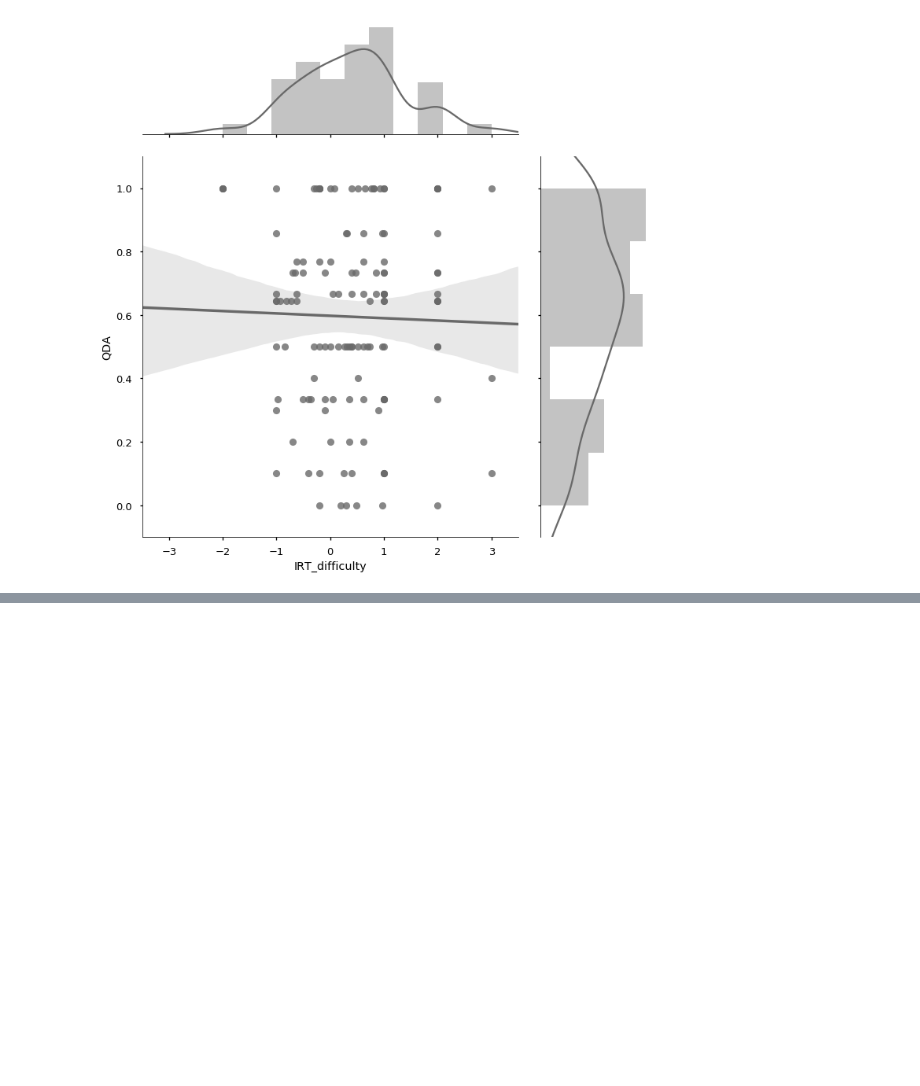
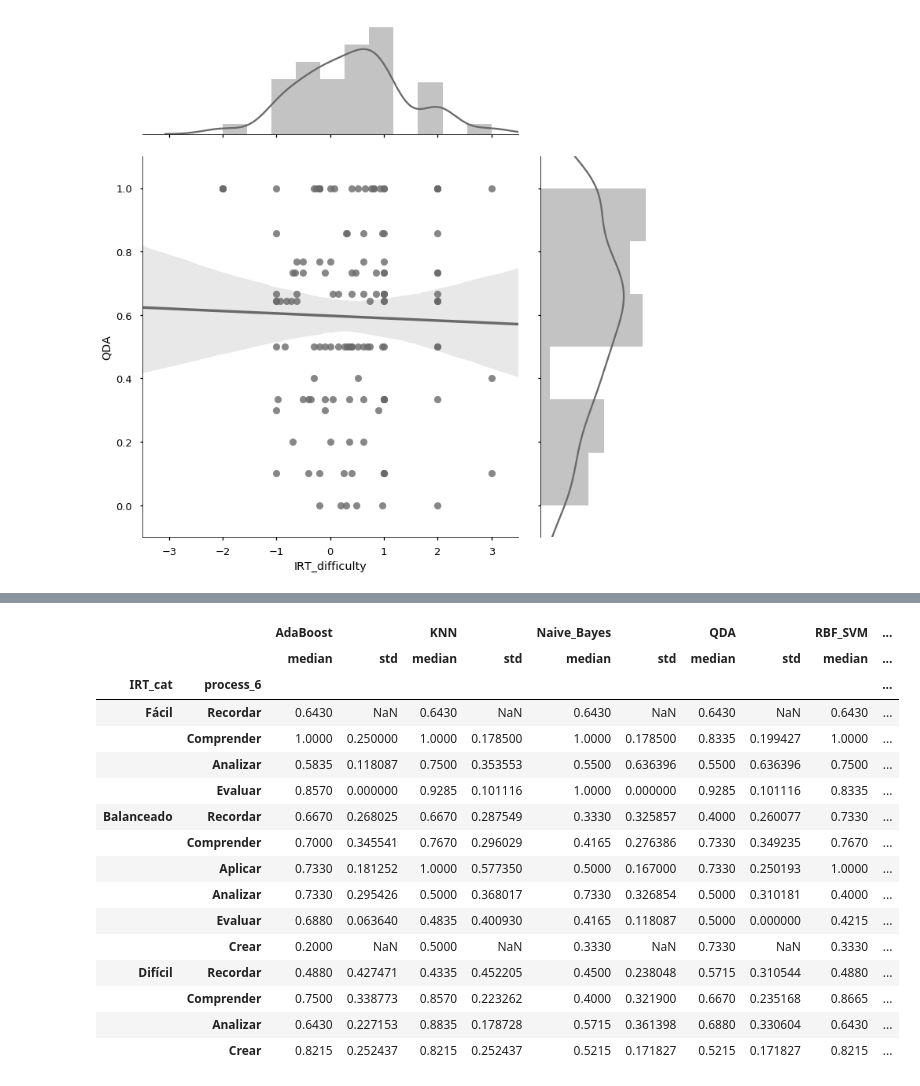
Before and after one commit to Yagwar/ASAG_Test, a Jupyter notebook: analisis_resultados.ipynb, the cells around one changed output, grey strips where cells are left out. Drawn from its saved outputs; the diff is of its cells as text; code cells hidden in the pictures; blank space fills up the shorter version.

```diff
--- a/analisis_resultados.ipynb
+++ b/analisis_resultados.ipynb
@@ -347,3 +347,17 @@ round((pd.crosstab(index=data_jueces.proceso_2, columns="count")/data_jueces.sha
 # %%
 data_final=pd.read_csv("final reults.csv", sep=";", decimal=",", index_col=0)
 data_final.drop(["EM_45c","LF_18a","LF_31b"],inplace=True)
+# %%
+data_final["IRT_cat"]="Balanceado"
+data_final.loc[data_final.IRT_difficulty<=(-1.0),"IRT_cat"]="Fácil"
+data_final.loc[data_final.IRT_difficulty>=(1.0) ,"IRT_cat"]="Difícil"
+data_final.IRT_cat=pd.Categorical(data_final.IRT_cat, categories=["Fácil","Balanceado","Difícil"], ordered=True)
+# %%
+data_2=data_final.loc[~(data_final.process_2=="undefined"),:]
+data_6=data_final.loc[~(data_final.process_6=="undefined"),:]
+# %%
+data_final.process_6=pd.Categorical(data_final.process_6, categories=["undefined","Recordar","Comprender","Aplicar","Analizar","Evaluar","Crear"], ordered=True)
+data_final.process_2=pd.Categorical(data_final.process_2, categories=["undefined","Retener","Transferir"], ordered=True)
+
+data_2.process_6=pd.Categorical(data_final.process_6, categories=["Recordar","Comprender","Aplicar","Analizar","Evaluar","Crear"], ordered=True)
+data_6.process_2=pd.Categorical(data_final.process_2, categories=["Retener","Transferir"], ordered=True)
@@ -361,0 +397,12 @@ for clasif in ["KNN","RBF_SVM","Rand_Forest","AdaBoost","Naive_Bayes","QDA"]:
+# %%
+dat_2_freqs=pd.crosstab(index=[data_2.IRT_cat,data_2.process_2], columns="count")
+desc_funcs=[np.median,np.std]
+desc_table_2=pd.pivot_table(data_2,
+                            values=["KNN","RBF_SVM","Rand_Forest","AdaBoost","Naive_Bayes","QDA"],
+                            index=["IRT_cat","process_2"],
+                            aggfunc=desc_funcs)#{"KNN":desc_funcs,
+                                     #"RBF_SVM":desc_funcs,
+                                     #"Rand_Forest":desc_funcs,
+                                     #"AdaBoost":desc_funcs,
+                                     #"Naive_Bayes":desc_funcs,
+                                     #"QDA":desc_funcs})
@@ -361,0 +432,30 @@ for clasif in ["KNN","RBF_SVM","Rand_Forest","AdaBoost","Naive_Bayes","QDA"]:
+# %%
+desc_table_6=pd.pivot_table(data_6,
+                            values=["KNN","RBF_SVM","Rand_Forest","AdaBoost","Naive_Bayes","QDA"],
+                            index=["IRT_cat","process_6"],
+                            aggfunc={"AdaBoost":desc_funcs,
+                                     "KNN":desc_funcs,
+                                     "Naive_Bayes":desc_funcs,
+                                     "QDA":desc_funcs,
+                                     "RBF_SVM":desc_funcs,
+                                     "Rand_Forest":desc_funcs,
+                                     "AdaBoost":desc_funcs})
+desc_table_6
+# %% [output]
+|  |  | AdaBoost |  | KNN |  | Naive_Bayes |  | QDA |  | RBF_SVM | ... |
+|  |  | median | std | median | std | median | std | median | std | median | ... |
+| IRT_cat | process_6 |  |  |  |  |  |  |  |  |  | ... |
+| Fácil | Recordar | 0.6430 | NaN | 0.6430 | NaN | 0.6430 | NaN | 0.6430 | NaN | 0.6430 | ... |
+|  | Comprender | 1.0000 | 0.250000 | 1.0000 | 0.178500 | 1.0000 | 0.178500 | 0.8335 | 0.199427 | 1.0000 | ... |
+|  | Analizar | 0.5835 | 0.118087 | 0.7500 | 0.353553 | 0.5500 | 0.636396 | 0.5500 | 0.636396 | 0.7500 | ... |
+|  | Evaluar | 0.8570 | 0.000000 | 0.9285 | 0.101116 | 1.0000 | 0.000000 | 0.9285 | 0.101116 | 0.8335 | ... |
+| Balanceado | Recordar | 0.6670 | 0.268025 | 0.6670 | 0.287549 | 0.3330 | 0.325857 | 0.4000 | 0.260077 | 0.7330 | ... |
+|  | Comprender | 0.7000 | 0.345541 | 0.7670 | 0.296029 | 0.4165 | 0.276386 | 0.7330 | 0.349235 | 0.7670 | ... |
+|  | Aplicar | 0.7330 | 0.181252 | 1.0000 | 0.577350 | 0.5000 | 0.167000 | 0.7330 | 0.250193 | 1.0000 | ... |
+|  | Analizar | 0.7330 | 0.295426 | 0.5000 | 0.368017 | 0.7330 | 0.326854 | 0.5000 | 0.310181 | 0.4000 | ... |
+|  | Evaluar | 0.6880 | 0.063640 | 0.4835 | 0.400930 | 0.4165 | 0.118087 | 0.5000 | 0.000000 | 0.4215 | ... |
+|  | Crear | 0.2000 | NaN | 0.5000 | NaN | 0.3330 | NaN | 0.7330 | NaN | 0.3330 | ... |
+| Difícil | Recordar | 0.4880 | 0.427471 | 0.4335 | 0.452205 | 0.4500 | 0.238048 | 0.5715 | 0.310544 | 0.4880 | ... |
+|  | Comprender | 0.7500 | 0.338773 | 0.8570 | 0.223262 | 0.4000 | 0.321900 | 0.6670 | 0.235168 | 0.8665 | ... |
+|  | Analizar | 0.6430 | 0.227153 | 0.8835 | 0.178728 | 0.5715 | 0.361398 | 0.6880 | 0.330604 | 0.6430 | ... |
+|  | Crear | 0.8215 | 0.252437 | 0.8215 | 0.252437 | 0.5215 | 0.171827 | 0.5215 | 0.171827 | 0.8215 | ... |
```
Also changed, not shown: parts of 11 cells of this notebook, 1 other file.
